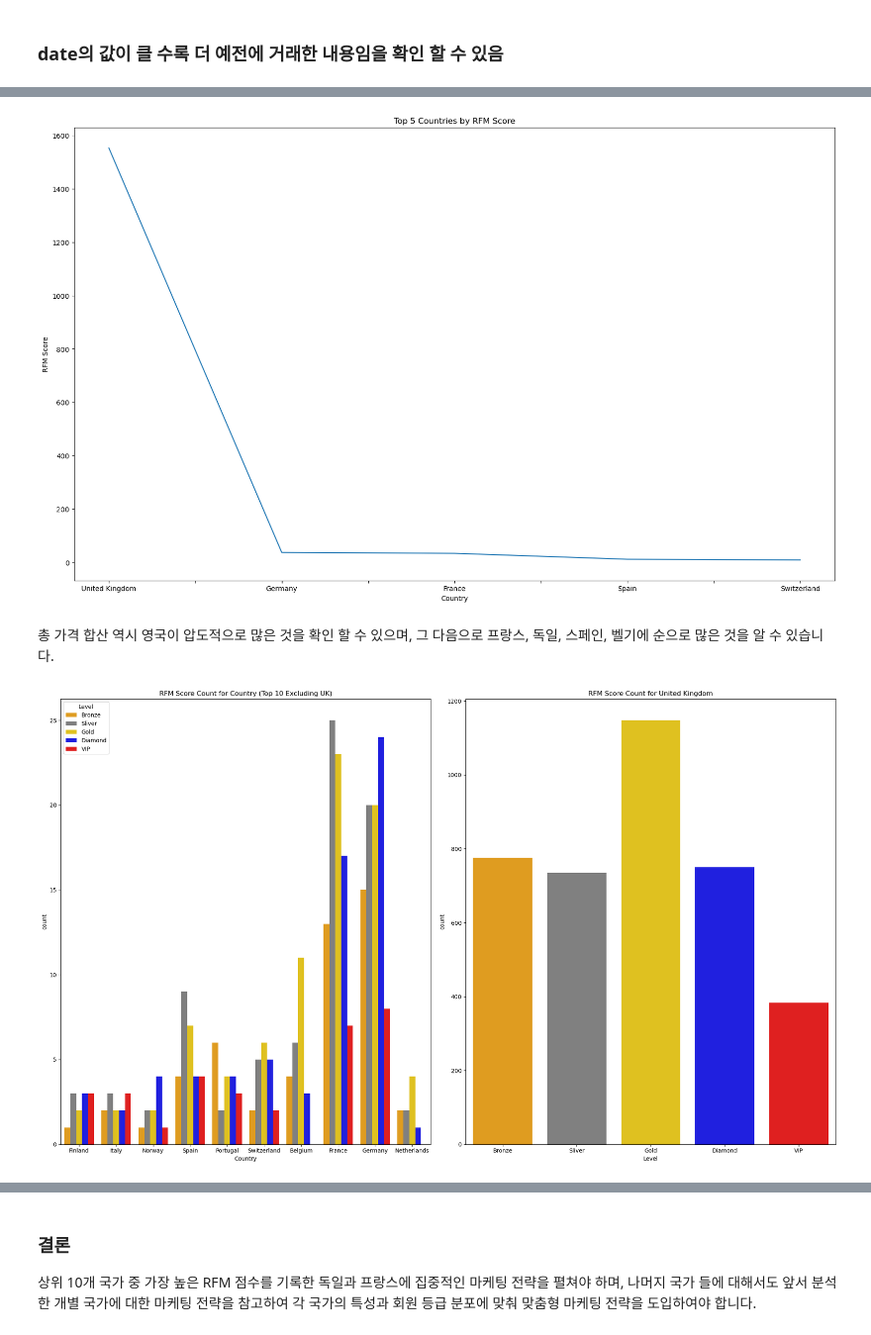
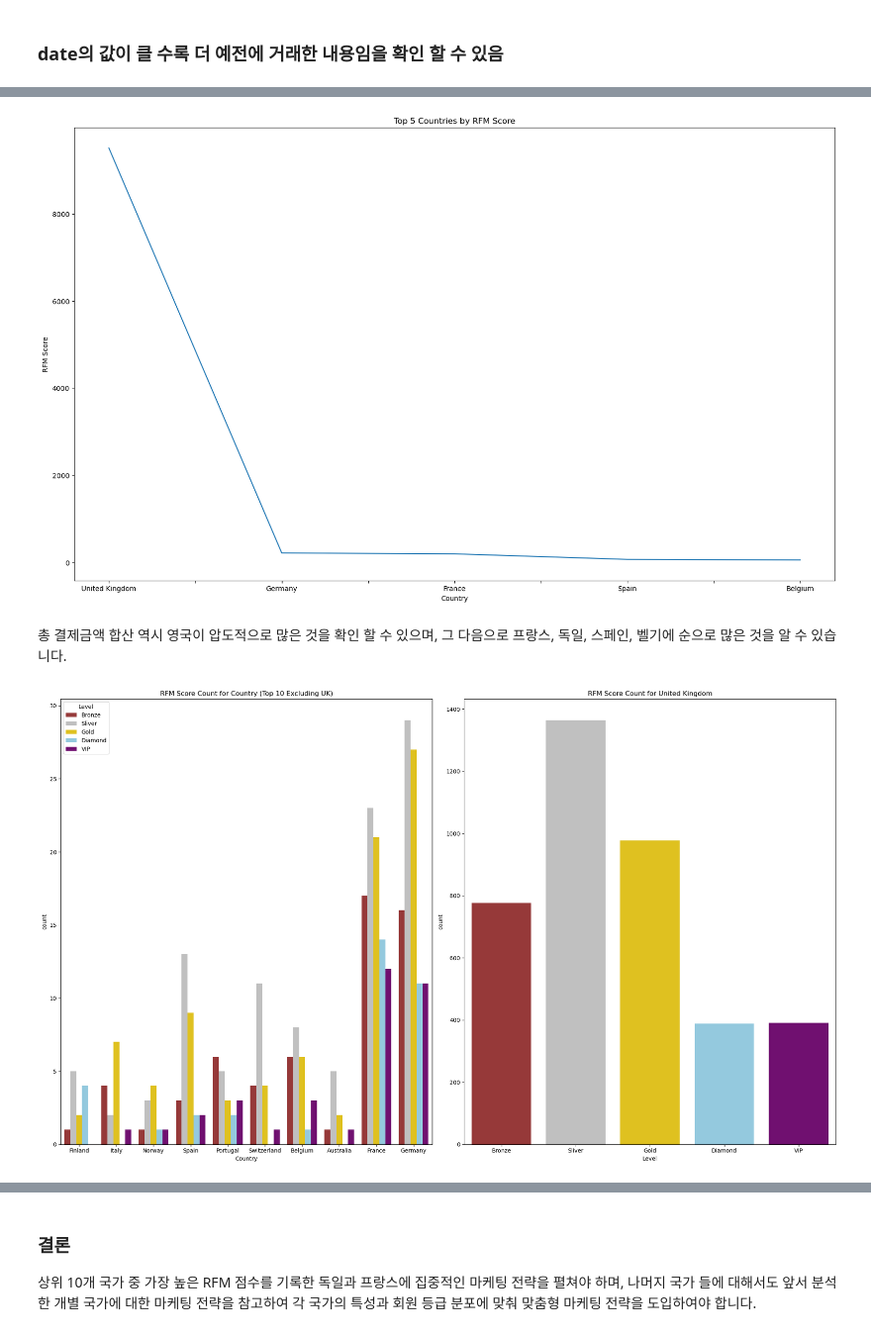
Before and after one commit to dosel70/data-analysis, a Jupyter notebook: d_rfm/c_RFM_presentation_task.ipynb, the cells around one changed output, grey strips where cells are left out. Shown: that part at 99% size. Drawn from its saved outputs; the diff is of its cells as text; code cells hidden in the pictures.

```diff
--- a/d_rfm/c_RFM_presentation_task.ipynb
+++ b/d_rfm/c_RFM_presentation_task.ipynb
@@ -140,5 +140,6 @@ co_df.duplicated().sum()
 5270
 # %%
 # 고객 ID 정보의 수는 매우 많고, 중복된 부분도 많기 때문에 우선 중복된 고객 정보를 지우고 하나로 초기화 하였습니다.
-co_df = co_df.drop_duplicates(subset=['id'])
-co_df['id'].value_counts()
+# co_df = co_df.drop_duplicates(subset=['id'])
+# co_df['id'].value_counts()
+# 확인해보니 고객 id는 중복이 많지만, code, invoice code 등 고유하게 작용하는 특성들은 서로 다르기 때문에 지우지 않기로했습니다.
@@ -230,3 +227,5 @@ co_df
 # %%
-co_df[co_df['price'] > upper_bound] # 우선 이상치는 제거 하지 않기로 함 (데이터 보존을 위해)
-# 후에 문제가 생기면 이상치를 제거 할 계획
+co_df[co_df['price'] > upper_bound] # 이상치 검사 (최대범위보다 큰 경우)
+
+# 이상치 제거
+co_df = co_df[co_df['price'] <= upper_bound]
@@ -462,4 +457,16 @@ co_rfm_df
 # %%
-real_df = co_rfm_df.groupby('id')[['invoice','code','quantity','date','price','country','TotalScore']].first().reset_index()
+# 'price', 'date', 'quantity', 'TotalScore' 열에 대해서는 평균(mean)을 구하며
+# 'code', 'invoice', 'country' 열에 대해서는 최빈값(mode)을 구합니다.
+# 최빈값은 각 그룹 내에서 가장 자주 등장하는 값을 의미한다.
+real_df = co_rfm_df.groupby('id').apply(lambda x: pd.Series({
+    'price': x['price'].mean(),
+    'date': x['date'].mean(),
+    'quantity': x['quantity'].mean(),
+    'TotalScore' : x['TotalScore'].mean(),
+    'code': x['code'].mode()[0],  # 최빈값을 구하기 위해 mode 함수 사용
+    'invoice': x['invoice'].mode()[0],
+    'country' : x['country'].mode()[0]
+})).reset_index()
+
 display(real_df)
 # %% [output]
@@ -479,7 +491,8 @@ display(real_df)
 # %%
 # TotalScore의 범위를 정한다.
+# 대략적으로 각각 6 정도의 범위를 가진다.
 import numpy as np
 
-l1, l2, l3, l4 = np.percentile(real_df['TotalScore'], [20, 40, 70, 90])
+l1, l2, l3, l4 = np.percentile(real_df['TotalScore'], [20, 55, 80, 90])
 print(l1, l2, l3)
 # %% [output]
@@ -630,7 +643,9 @@ Name: price, dtype: float64
 fig, axes = plt.subplots(1, figsize=(20, 12))
 
 # 각 나라별로 RFM 점수를 합산 (상위 5개 국가 추출)
-price_by_country = real_df.groupby('country')['TotalScore'].sum().nlargest(5)
+price_by_country = real_df.groupby('country')['price'].sum().nlargest(5)
+# nlargest() = 열을 기준으로 가장 큰 값을 가지는 요소들을 선택하는 메서드이며, 가장 큰 값을 가지는
+#상위 N개의 요소를 선택할 때 사용함
 
 # 시각화
 price_by_country.plot(kind='line', ax=axes)
@@ -639,46 +654,46 @@ axes.set_xlabel('Country')
 axes.set_ylabel('RFM Score')
 plt.show()
 # %% [output]
-[figure, old version]
+[figure, new version]
 # %% [markdown]
-총 가격 합산 역시 영국이 압도적으로 많은 것을 확인 할 수 있으며, 그 다음으로 프랑스, 독일, 스페인, 벨기에 순으로 많은 것을 알 수 있습니다.
+총 결제금액 합산 역시 영국이 압도적으로 많은 것을 확인 할 수 있으며, 그 다음으로 프랑스, 독일, 스페인, 벨기에 순으로 많은 것을 알 수 있습니다.
 # %%
 import seaborn as sns
 import matplotlib.pyplot as plt
 
-colors = {'Bronze': 'orange', 'Sliver': 'gray', 'Gold': 'gold', 'Diamond': 'blue', 'VIP': 'red'}
+colors = {'Bronze': 'brown', 'Sliver': 'silver', 'Gold': 'gold', 'Diamond': 'skyblue', 'VIP': 'purple'}
 order_columns = ['Bronze', 'Sliver', 'Gold', 'Diamond', 'VIP']
 
 # 영국을 제외한 상위 10개 국가 선택 (영국 국적을 가진 회원들의 수가 매우 많기 때문에)
 # top_countries = real_df[real_df['country'] != 'United Kingdom']['country'].value_counts().nlargest(10).index
 # nlargest() = 열을 기준으로 가장 큰 값을 가지는 요소들을 선택하는 메서드이며, 가장 큰 값을 가지는
 #상위 N개의 요소를 선택할 때 사용함
 
 # 영국을 제외한 상위 10개 국가 선택 (영국 국적을 가진 회원들의 수가 매우 많기 때문에)
 # 인덱스 슬라이싱을 사용하여 영국을 제외한 상위 10개 국가 추출
 top_countries = real_df[real_df['country'] != 'United Kingdom']['country'].value_counts().index[:10]
 
 # 상위 10개 국가에 해당하는 데이터 필터링
 filtered_df = real_df[real_df['country'].isin(top_countries)]
 
 # 그래프 시각화
 fig, axes = plt.subplots(1, 2, figsize=(20, 12))
 
-# 왼쪽 그래프: 영국을 제외한 상위 4개 국가에 대한 등급별 RFM 합산 차트 시각화
+# 왼쪽 그래프: 영국을 제외한 상위 10개 국가에 대한 등급별 RFM 합산 차트 시각화
 sns.countplot(ax=axes[0], x='country', hue='Level', data=filtered_df, palette=colors, hue_order=order_columns)
 axes[0].set_title('RFM Score Count for Country (Top 10 Excluding UK)')
 axes[0].set_xlabel('Country')
 
 # 오른쪽 그래프: 영국(United Kingdom)에 대한 등급별 RFM 합산 차트 시각화
 uk_df = real_df[real_df['country'] == 'United Kingdom']
 sns.countplot(ax=axes[1], x='Level', order=order_columns, data=uk_df, palette=colors)
 axes[1].set_title('RFM Score Count for United Kingdom')
 axes[1].set_xlabel('Level')
 
 plt.tight_layout()
 plt.show()
 # %% [output]
-[figure, old version]
+[figure, new version]
 # %% [markdown]
 ### 🌏 해외 마케팅 전략
 > (영국 내 기업인 것으로 판단하여, 영국을 제외한 상위 10개 국가에 대한 마케팅 전략 분석)
```
Also changed, not shown: parts of 35 cells of this notebook, 4 other files.
